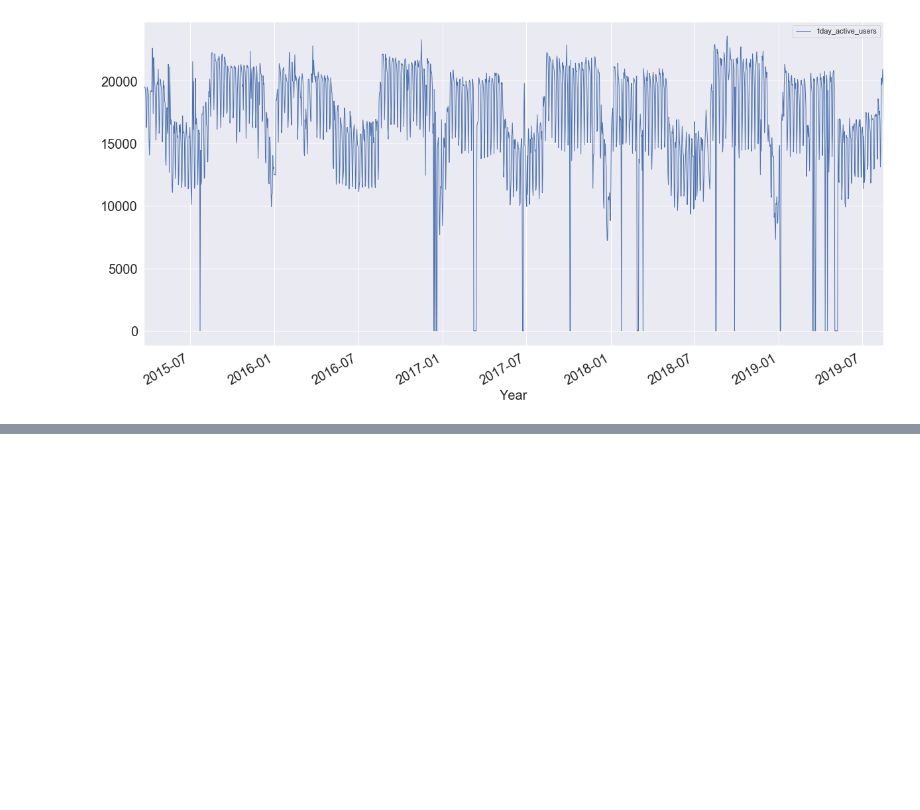
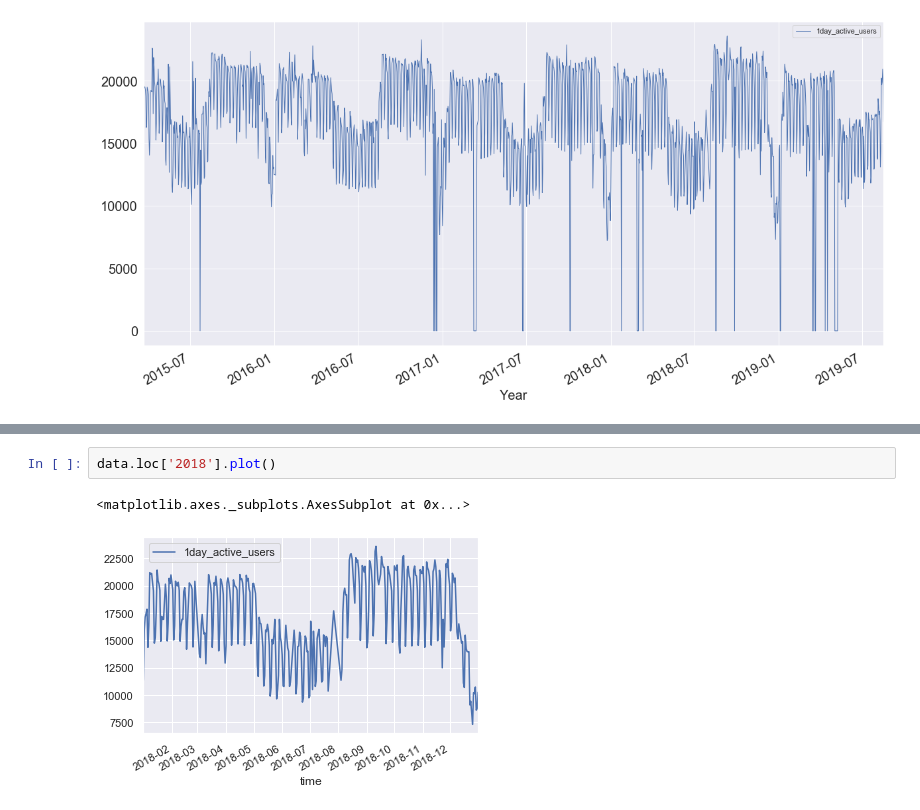
Before and after one commit to UNCG-CSE/G_Suite_Metrics, a Jupyter notebook: src/Henry/Gmail Analysis/One Day Users Metric.ipynb, the cells around one changed output, grey strips where cells are left out. Saved outputs shown, nothing was run; the diff lists cells and outputs as text; blank space fills up the shorter version.

```diff
--- a/src/Henry/Gmail Analysis/One Day Users Metric.ipynb
+++ b/src/Henry/Gmail Analysis/One Day Users Metric.ipynb
@@ -77,0 +90,5 @@ KeyError: '2017'
+# %%
+data.loc['2018'].plot()
+# %% [output]
+<matplotlib.axes._subplots.AxesSubplot at 0x...>
+[figure, added]
```
Also changed, not shown: parts of 20 cells of this notebook.
